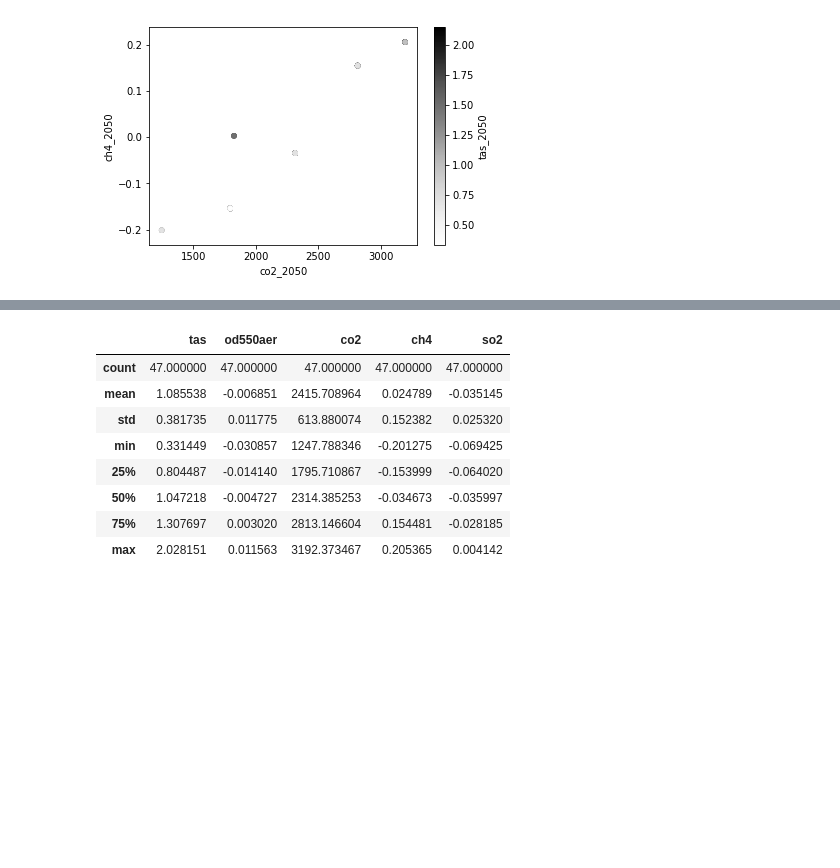
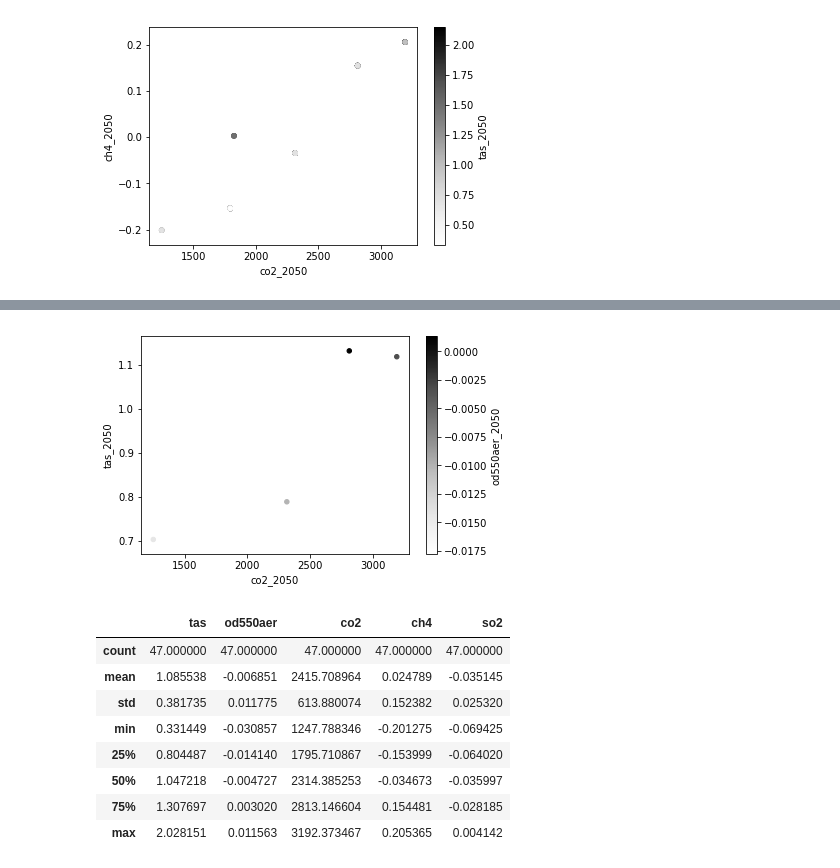
Before and after one commit to duncanwp/ESEm, a Jupyter notebook: docs/examples/CMIP6_emulator.ipynb, the cells around one changed output, grey strips where cells are left out. Cells and saved outputs as stored; diff of their text form; code cells hidden in the pictures; blank space fills up the shorter version.

```diff
--- a/docs/examples/CMIP6_emulator.ipynb
+++ b/docs/examples/CMIP6_emulator.ipynb
@@ -51,6 +51,10 @@ df
 |  | ssp370 | 1.749074 | 0.004618 | 5.046036 | 0.007180 | 2813.146604 | 6912.965613 | 0.004142 | -0.020179 | ... |
 |  | ssp434 | 1.511831 | -0.009184 | 2.371976 | -0.027848 | 1825.355018 | 1612.733274 | -0.055372 | -0.077382 | ... |
 |  | ssp585 | 2.028151 | -0.007564 | 6.038747 | -0.006429 | 3192.373467 | 10283.292188 | -0.028185 | -0.059536 | ... |
+# %%
+ax = df.query("model == 'MIROC-ES2L'").plot.scatter(x='co2_2050', y='tas_2050', c='od550aer_2050')
+# %% [output]
+[figure, added]
 # %%
 from utils import normalize
 # Merge the year columns in to a long df
```
Also changed, not shown: parts of 5 cells of this notebook, 33 other files.
